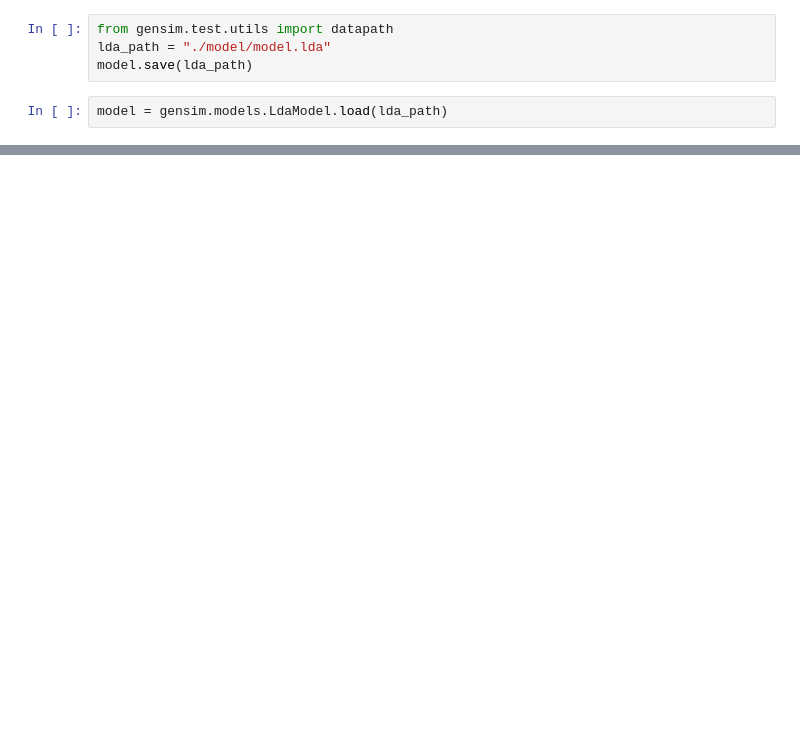
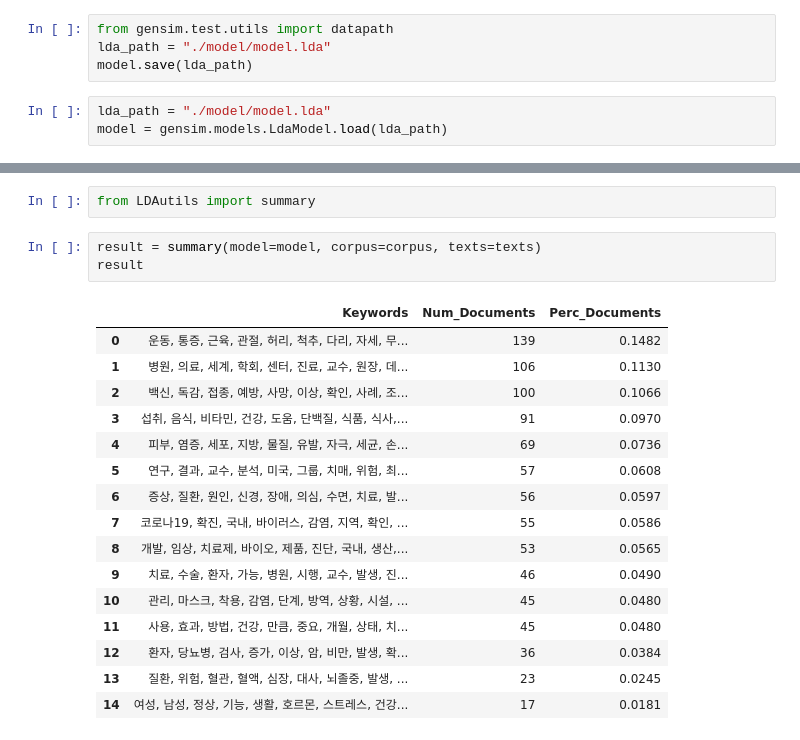
Before and after one commit to CSID-DGU/2020-2-OSSP1-WhatsUp-5, a Jupyter notebook: text_mining/Trend_Analysis.ipynb, the cells around one changed output, grey strips where cells are left out. Drawn from its saved outputs; the diff is of its cells as text; blank space fills up the shorter version.

Commit message:
update LDAutils.py
(1) add summary function
(2) del unnecessary functions

```diff
--- a/text_mining/Trend_Analysis.ipynb
+++ b/text_mining/Trend_Analysis.ipynb
@@ -278,4 +196,5 @@ from gensim.test.utils import datapath
 lda_path = "./model/model.lda"
 model.save(lda_path)
 # %%
+lda_path = "./model/model.lda"
 model = gensim.models.LdaModel.load(lda_path)
@@ -462,0 +252,22 @@ df_dominant_topics[:start + step * topic_idx-1]
+# %%
+from LDAutils import summary
+# %%
+result = summary(model=model, corpus=corpus, texts=texts)
+result
+# %% [output]
+|  | Keywords | Num_Documents | Perc_Documents |
+| 0 | 운동, 통증, 근육, 관절, 허리, 척추, 다리, 자세, 무... | 139 | 0.1482 |
+| 1 | 병원, 의료, 세계, 학회, 센터, 진료, 교수, 원장, 데... | 106 | 0.1130 |
+| 2 | 백신, 독감, 접종, 예방, 사망, 이상, 확인, 사례, 조... | 100 | 0.1066 |
+| 3 | 섭취, 음식, 비타민, 건강, 도움, 단백질, 식품, 식사,... | 91 | 0.0970 |
+| 4 | 피부, 염증, 세포, 지방, 물질, 유발, 자극, 세균, 손... | 69 | 0.0736 |
+| 5 | 연구, 결과, 교수, 분석, 미국, 그룹, 치매, 위험, 최... | 57 | 0.0608 |
+| 6 | 증상, 질환, 원인, 신경, 장애, 의심, 수면, 치료, 발... | 56 | 0.0597 |
+| 7 | 코로나19, 확진, 국내, 바이러스, 감염, 지역, 확인, ... | 55 | 0.0586 |
+| 8 | 개발, 임상, 치료제, 바이오, 제품, 진단, 국내, 생산,... | 53 | 0.0565 |
+| 9 | 치료, 수술, 환자, 가능, 병원, 시행, 교수, 발생, 진... | 46 | 0.0490 |
+| 10 | 관리, 마스크, 착용, 감염, 단계, 방역, 상황, 시설, ... | 45 | 0.0480 |
+| 11 | 사용, 효과, 방법, 건강, 만큼, 중요, 개월, 상태, 치... | 45 | 0.0480 |
+| 12 | 환자, 당뇨병, 검사, 증가, 이상, 암, 비만, 발생, 확... | 36 | 0.0384 |
+| 13 | 질환, 위험, 혈관, 혈액, 심장, 대사, 뇌졸중, 발생, ... | 23 | 0.0245 |
+| 14 | 여성, 남성, 정상, 기능, 생활, 호르몬, 스트레스, 건강... | 17 | 0.0181 |
```
Also changed, not shown: parts of 36 cells of this notebook, 9 other files.
